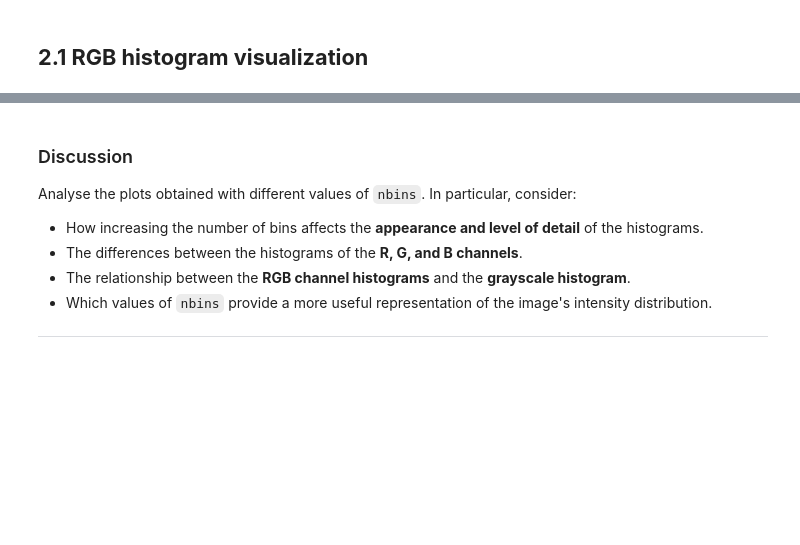
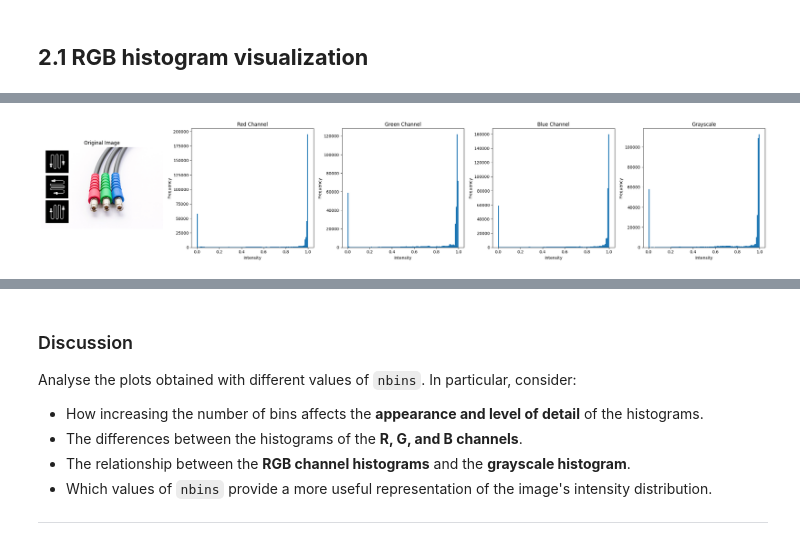
Before and after one commit to TonMartin777/Artificial-Vision, a Jupyter notebook: P2/p2_material/2026_ComputerVision_P2.ipynb, the cells around one changed output, grey strips where cells are left out. Drawn from its saved outputs; the diff is of its cells as text; code cells hidden in the pictures; blank space fills up the shorter version.

```diff
--- a/P2/p2_material/2026_ComputerVision_P2.ipynb
+++ b/P2/p2_material/2026_ComputerVision_P2.ipynb
@@ -75,5 +135,7 @@ rgb_im_hist(input_image, nbins=32)
 # %%
 # Call the function with 128 histogram bins.
-rgb_im_hist(input_image, nbins=128)
+rgb_im_hist(plugs, nbins=128)
+# %% [output]
+[figure, added]
 # %%
 # Call the function with 256 histogram bins.
```
Also changed, not shown: parts of 12 cells of this notebook, 1 other file.
